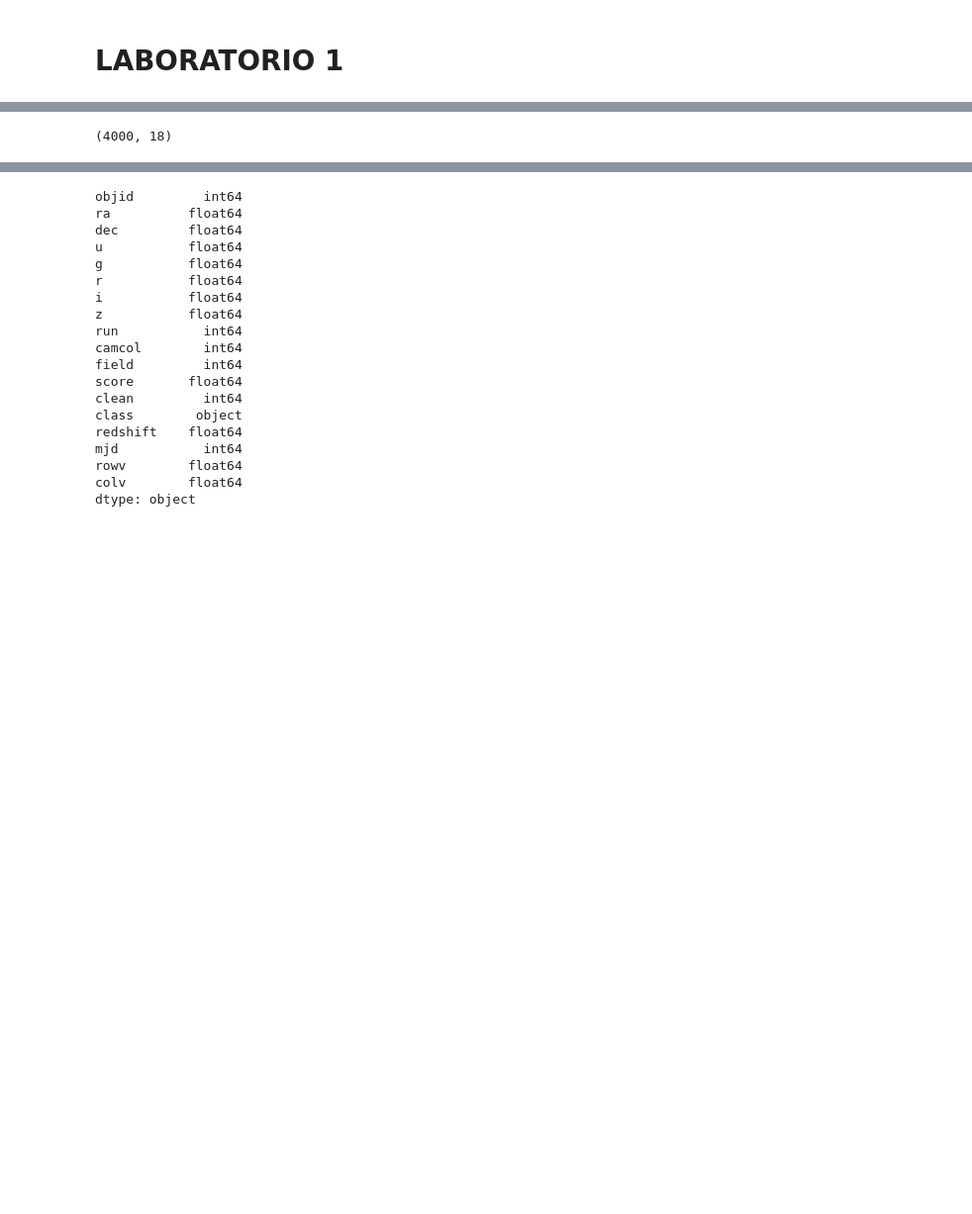
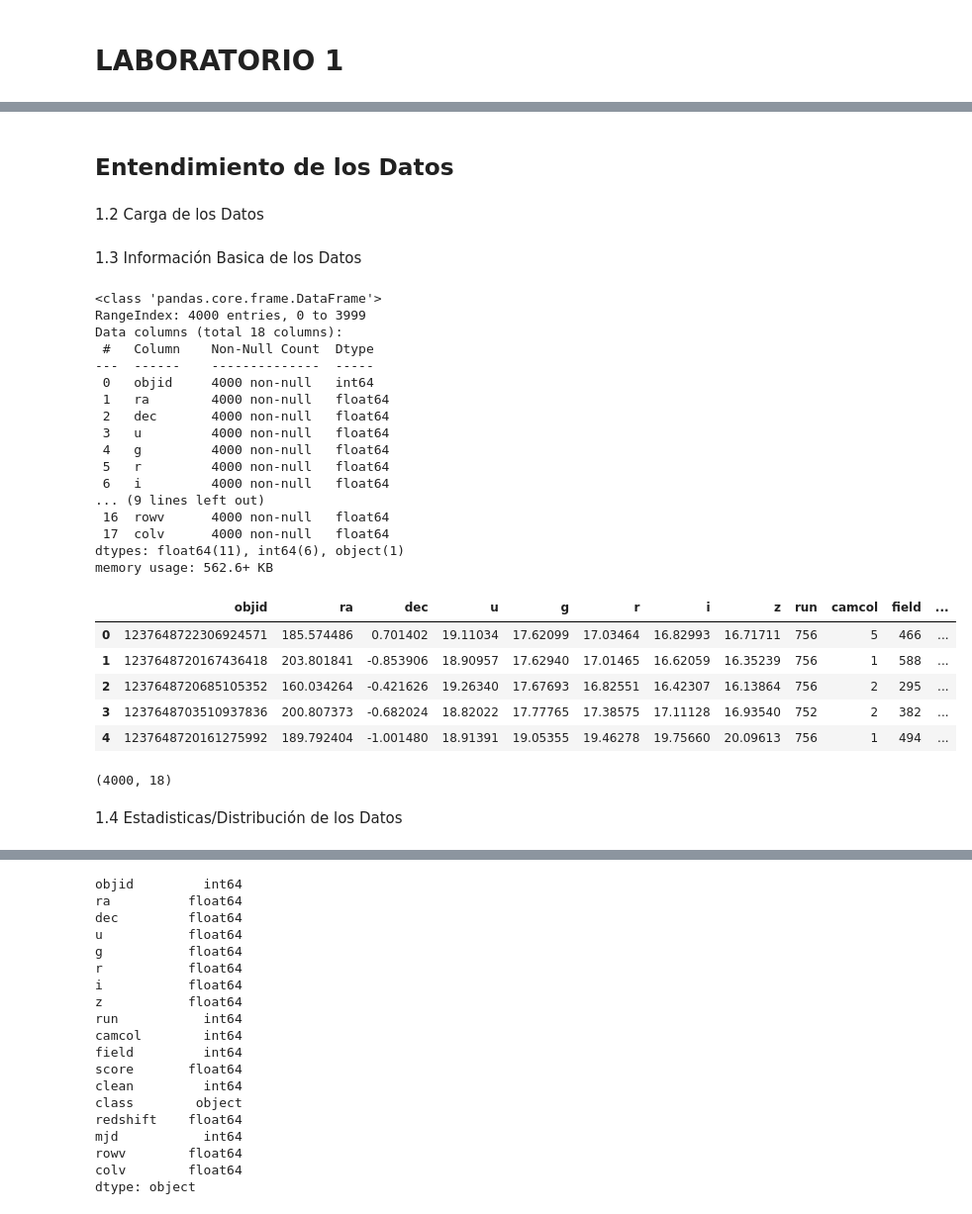
Before and after one commit to Paulina-A-V/Laboratorio, a Jupyter notebook: notebook lab 1.ipynb, the cells around one changed output, grey strips where cells are left out. Shown at 99% size. Drawn from its saved outputs; the diff is of its cells as text; code cells hidden in the pictures; blank space fills up the shorter version.

Commit message:
entendimiento

```diff
--- a/notebook lab 1.ipynb
+++ b/notebook lab 1.ipynb
@@ -5,3 +3,5 @@
+# %% [markdown]
+## Entendimiento de los Datos
 # %%
 #Carga de librerias
 
@@ -22,15 +22,53 @@ from sklearn.preprocessing import PolynomialFeatures
 from sklearn.metrics import mean_absolute_error, mean_squared_error, r2_score
 
 import scipy.stats as stats
+# %% [markdown]
+1.2 Carga de los Datos
 # %%
 #Carga de datos
 
 df = pd.read_csv('./training_data.csv')
 data= df.copy()
-
-data.shape
-# %% [output]
-(4000, 18)
+# %% [markdown]
+1.3 Información Basica de los Datos
+# %%
+
+#info
+data.info()
+
+#Muestra de primeros datos
+data.head()
+# %% [output]
+<class 'pandas.core.frame.DataFrame'>
+RangeIndex: 4000 entries, 0 to 3999
+Data columns (total 18 columns):
+ #   Column    Non-Null Count  Dtype
+---  ------    --------------  -----
+ 0   objid     4000 non-null   int64
+ 1   ra        4000 non-null   float64
+ 2   dec       4000 non-null   float64
+ 3   u         4000 non-null   float64
+ 4   g         4000 non-null   float64
+ 5   r         4000 non-null   float64
+ 6   i         4000 non-null   float64
+... (9 lines left out)
+ 16  rowv      4000 non-null   float64
+ 17  colv      4000 non-null   float64
+dtypes: float64(11), int64(6), object(1)
+memory usage: 562.6+ KB
+|  | objid | ra | dec | u | g | r | i | z | run | camcol | field | ... |
+| 0 | 1237648722306924571 | 185.574486 | 0.701402 | 19.11034 | 17.62099 | 17.03464 | 16.82993 | 16.71711 | 756 | 5 | 466 | ... |
+| 1 | 1237648720167436418 | 203.801841 | -0.853906 | 18.90957 | 17.62940 | 17.01465 | 16.62059 | 16.35239 | 756 | 1 | 588 | ... |
+| 2 | 1237648720685105352 | 160.034264 | -0.421626 | 19.26340 | 17.67693 | 16.82551 | 16.42307 | 16.13864 | 756 | 2 | 295 | ... |
+| 3 | 1237648703510937836 | 200.807373 | -0.682024 | 18.82022 | 17.77765 | 17.38575 | 17.11128 | 16.93540 | 752 | 2 | 382 | ... |
+| 4 | 1237648720161275992 | 189.792404 | -1.001480 | 18.91391 | 19.05355 | 19.46278 | 19.75660 | 20.09613 | 756 | 1 | 494 | ... |
+# %%
+#Dimension de los datos
+data.shape
+# %% [output]
+(4000, 18)
+# %% [markdown]
+1.4 Estadisticas/Distribución de los Datos
 # %%
 data.describe()
 # %% [output]
```
Also changed, not shown: parts of 11 cells of this notebook.
